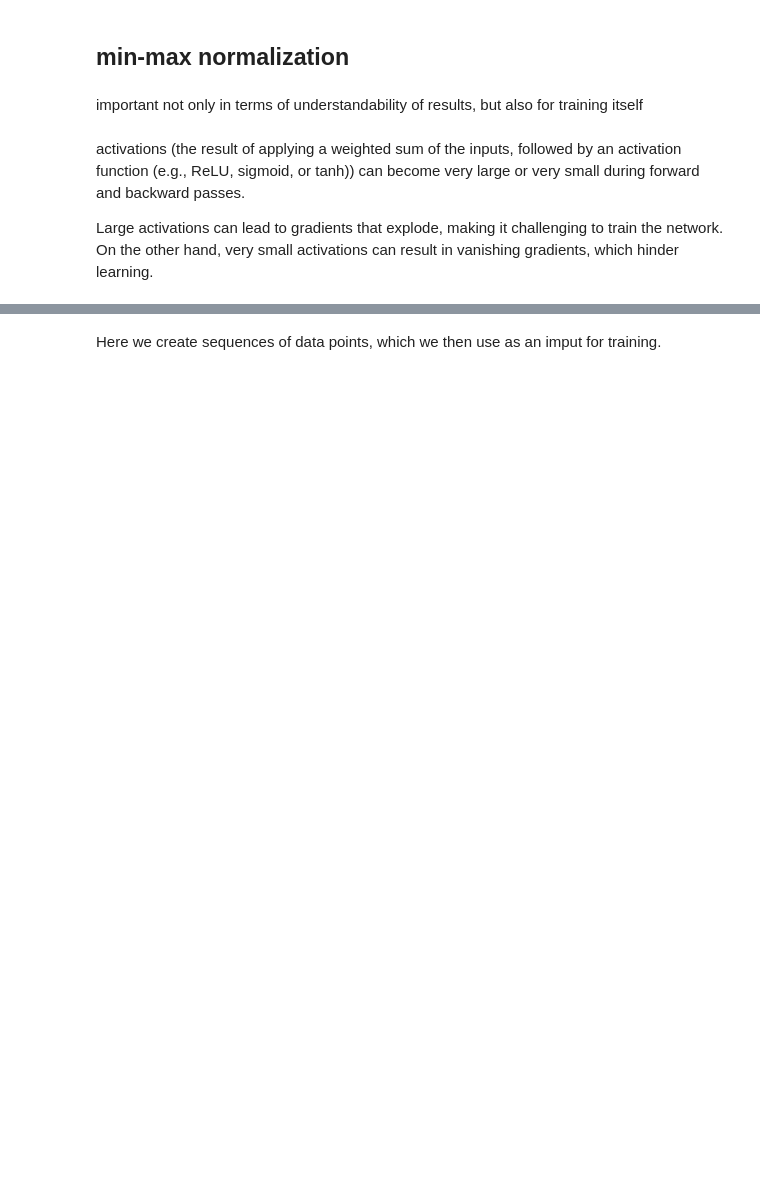
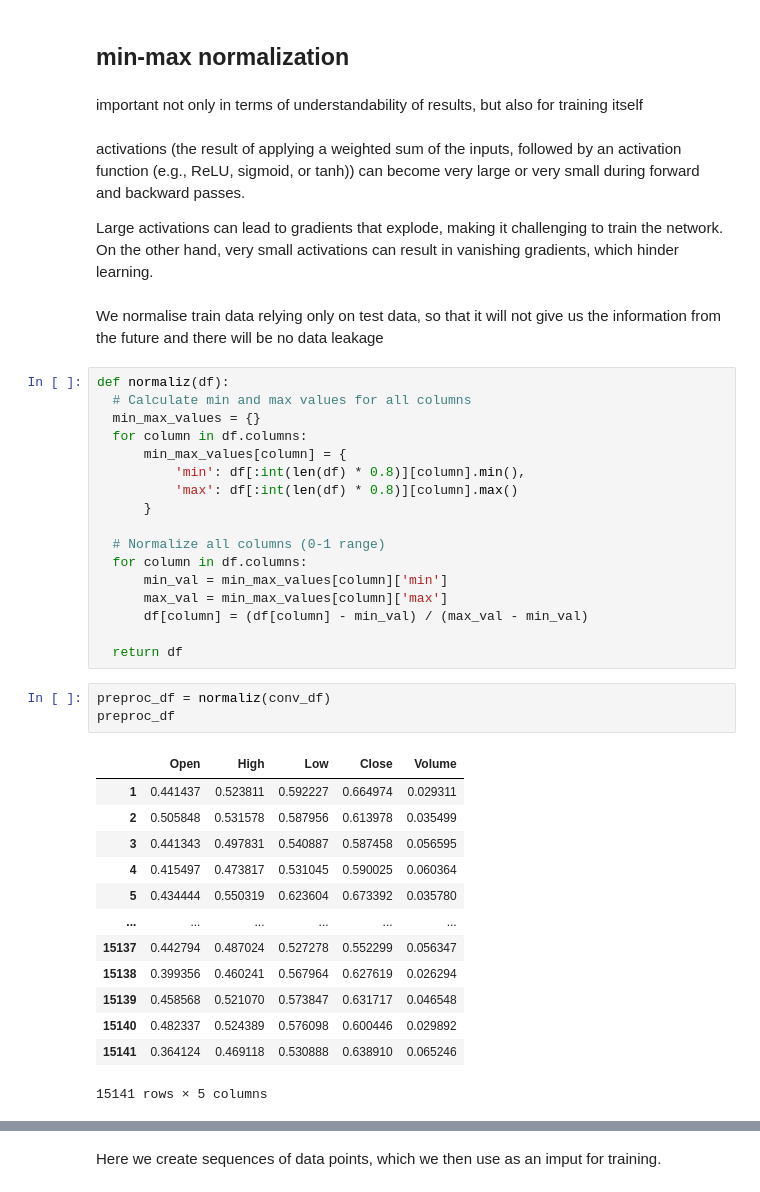
Before and after one commit to annalimm/MultiTimeSeries_Transformer, a Jupyter notebook: MultiTimeSer.ipynb, the cells around one changed output, grey strips where cells are left out. Cells and saved outputs as stored; diff of their text form; blank space fills up the shorter version.

```diff
--- a/MultiTimeSer.ipynb
+++ b/MultiTimeSer.ipynb
@@ -162,4 +158,40 @@ important not only in terms of understandability of results, but also for traini
 activations (the result of applying a weighted sum of the inputs, followed by an activation function (e.g., ReLU, sigmoid, or tanh)) can become very large or very small during forward and backward passes.
 
 Large activations can lead to gradients that explode, making it challenging to train the network. On the other hand, very small activations can result in vanishing gradients, which hinder learning.
+# %% [markdown]
+We normalise train data relying only on test data, so that it will not give us the information from the future and there will be no data leakage
+# %%
+def normaliz(df):
+  # Calculate min and max values for all columns
+  min_max_values = {}
+  for column in df.columns:
+      min_max_values[column] = {
+          'min': df[:int(len(df) * 0.8)][column].min(),
+          'max': df[:int(len(df) * 0.8)][column].max()
+      }
+
+  # Normalize all columns (0-1 range)
+  for column in df.columns:
+      min_val = min_max_values[column]['min']
+      max_val = min_max_values[column]['max']
+      df[column] = (df[column] - min_val) / (max_val - min_val)
+
+  return df
+# %%
+preproc_df = normaliz(conv_df)
+preproc_df
+# %% [output]
+|  | Open | High | Low | Close | Volume |
+| 1 | 0.441437 | 0.523811 | 0.592227 | 0.664974 | 0.029311 |
+| 2 | 0.505848 | 0.531578 | 0.587956 | 0.613978 | 0.035499 |
+| 3 | 0.441343 | 0.497831 | 0.540887 | 0.587458 | 0.056595 |
+| 4 | 0.415497 | 0.473817 | 0.531045 | 0.590025 | 0.060364 |
+| 5 | 0.434444 | 0.550319 | 0.623604 | 0.673392 | 0.035780 |
+| ... | ... | ... | ... | ... | ... |
+| 15137 | 0.442794 | 0.487024 | 0.527278 | 0.552299 | 0.056347 |
+| 15138 | 0.399356 | 0.460241 | 0.567964 | 0.627619 | 0.026294 |
+| 15139 | 0.458568 | 0.521070 | 0.573847 | 0.631717 | 0.046548 |
+| 15140 | 0.482337 | 0.524389 | 0.576098 | 0.600446 | 0.029892 |
+| 15141 | 0.364124 | 0.469118 | 0.530888 | 0.638910 | 0.065246 |
+15141 rows × 5 columns
 # %%
```
Also changed, not shown: parts of 45 cells of this notebook.
